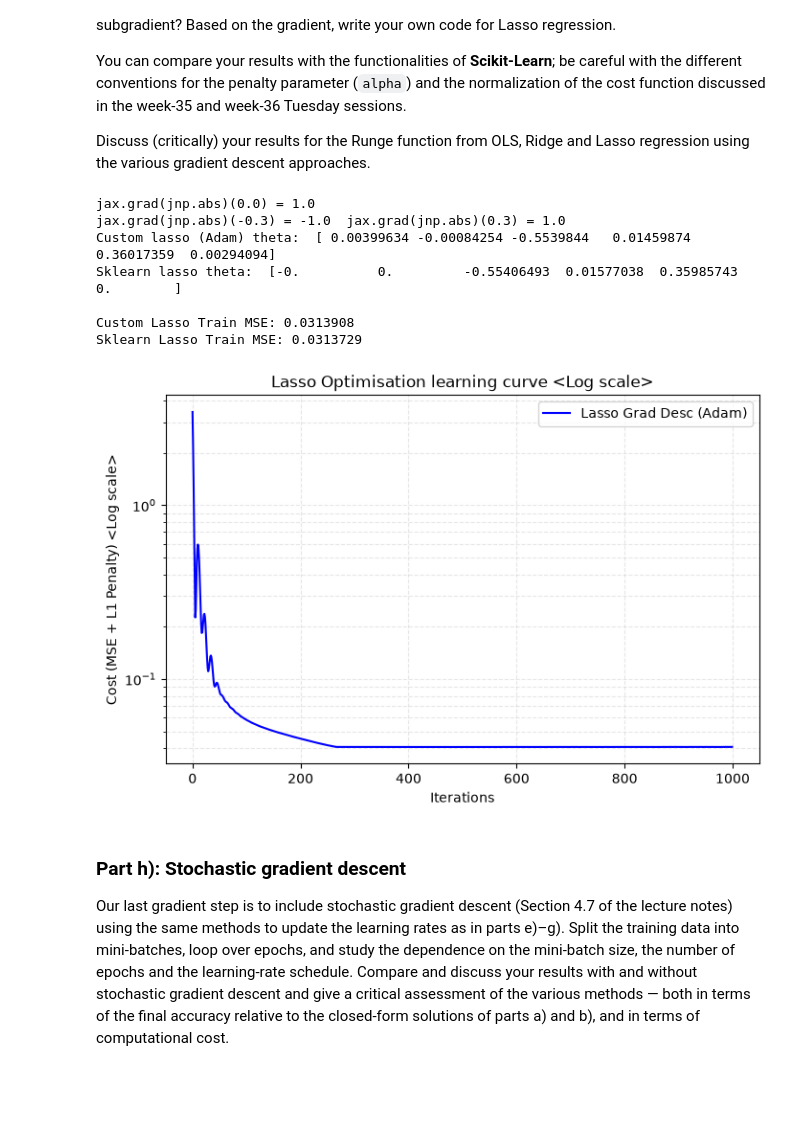
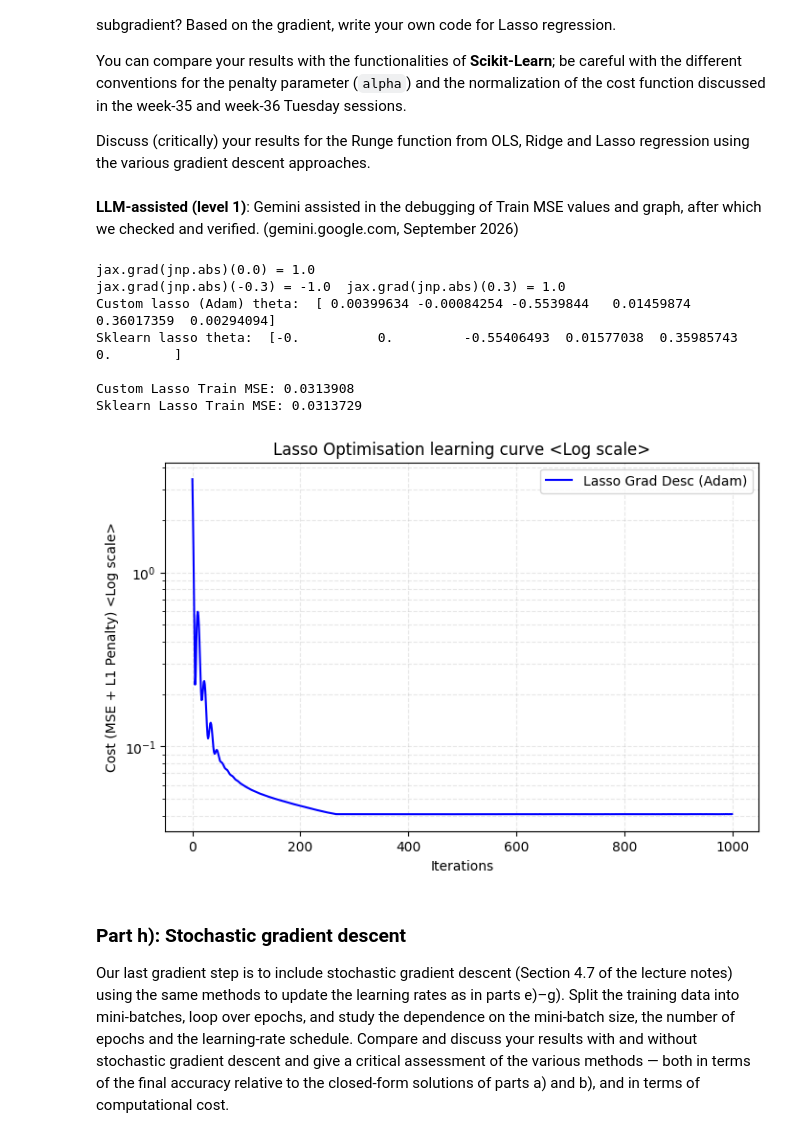
Before and after one commit to GiacomoSaporetti/FYS-STK4155-Project1, a Jupyter notebook: Project1.ipynb, the cells around one changed output. Drawn from its saved outputs; the diff is of its cells as text; code cells hidden in the pictures; blank space fills up the shorter version.

```diff
--- a/Project1.ipynb
+++ b/Project1.ipynb
@@ -1400,32 +1402,12 @@ Tuesday sessions.
 
 Discuss (critically) your results for the Runge function from OLS, Ridge and
 Lasso regression using the various gradient descent approaches.
+# %% [markdown]
+**LLM-assisted (level 1)**: Gemini assisted in the debugging of Train MSE values and graph, after which we checked and verified. (gemini.google.com, September 2026)
 # %%
 # What does AD say about d|theta|/dtheta at theta = 0?  (Discuss whether this is a valid subgradient.)
 print("jax.grad(jnp.abs)(0.0) =", jax.grad(jnp.abs)(0.0))
 print("jax.grad(jnp.abs)(-0.3) =", jax.grad(jnp.abs)(-0.3), " jax.grad(jnp.abs)(0.3) =", jax.grad(jnp.abs)(0.3))
-
-# Taken for running purpose, should delete afterwards (its repeated)
-def optimiser_step(method, theta, g, state, t, gamma, beta=0.9, rho=0.99,
-                   beta1=0.9, beta2=0.999, eps=1e-8):
-    """One update of theta from the gradient g at step t = 1, 2, ...; state carries the running quantities."""
-    if method == "plain":                                    # Eq. (4.10)
-        return theta - gamma * g, state
-    if method == "momentum":                                 # Eq. (4.28)
-        state["v"] = v = beta*state.get("v", 0.0) + gamma*g
-        return theta - v, state
-    if method == "adagrad":                                  # Eqs. (4.42) and (4.45)
-        state["r"] = r = state.get("r", 0.0) + g*g
-        return theta - gamma*g/(np.sqrt(eps + r)), state
-    if method == "rmsprop":                                  # Eqs. (4.47) and (4.48)
-        state["r"] = r = rho*state.get("r", 0.0) + (1-rho)*g*g
-        return theta - gamma*g/(np.sqrt(eps+r)), state
-    if method == "adam":                                     # Eqs. (4.51), (4.52), (4.54), (4.55)
-        state["m"] = m = beta1*state.get("m", 0.0) + (1-beta1)*g
-        state["r"] = r = beta2*state.get("r", 0.0) + (1-beta2)*g*g
-        m_hat, r_hat = m/(1-beta1**t), r/(1-beta2**t)
-        return theta - gamma*m_hat/np.sqrt(eps + r_hat), state
-    raise ValueError(f"unknown method {method}")
 
 
 # Your Lasso code for part g) here
@@ -1449,7 +1431,7 @@ def grad_desc_lasso(X, y, theta0, lmbda, gamma, n_iterations, method="plain"):
     state = {}
     mse_history = []
 
-    for t in range(1, n_iterations + 1):
+    for step in range(1, n_iterations + 1):
         # log costs for learning curves
         mse_history.append(lasso_cost(theta, X, y, lmbda))
 
@@ -1457,7 +1439,7 @@ def grad_desc_lasso(X, y, theta0, lmbda, gamma, n_iterations, method="plain"):
         gradients = grad_lasso_ad(theta, X, y, lmbda)
 
         # update parameters
-        theta, state = optimiser_step(method, theta, gradients, state, t, gamma)
+        theta, state = optimiser_step(method, theta, gradients, state, step, gamma)
 
     return theta, mse_history
 
@@ -1490,34 +1472,35 @@ sklearn_lasso.fit(X_train_n, y_train_n)
 sklearn_lassot = sklearn_lasso.coef_
 
 print("Custom lasso (Adam) theta: ", custom_lassot)
 print("Sklearn lasso theta: ", sklearn_lassot)
 
 # compare MSE
 custom_mse = mean_squared_error(y_train_n, X_train_n @ custom_lassot)
 sklearn_mse = mean_squared_error(y_train_n, X_train_n @ sklearn_lassot)
 
 print(f"\nCustom Lasso Train MSE: {custom_mse:.7f}")
 print(f"Sklearn Lasso Train MSE: {sklearn_mse:.7f}")
 
 # plot
 plt.figure(figsize=(8,5))
 plt.plot(range(n_iterations), hist_adam, label='Lasso Grad Desc (Adam)', color='blue')
 plt.yscale('log')
 plt.xlabel("Iterations")
 plt.ylabel("Cost (MSE + L1 Penalty) <Log scale>")
 plt.title("Lasso Optimisation learning curve <Log scale>")
 plt.grid(True, alpha=0.3, which="both", ls="--")
 plt.legend()
+plt.savefig("part_g_LassoCurve.pdf")
 plt.show()
 # %% [output]
 jax.grad(jnp.abs)(0.0) = 1.0
 jax.grad(jnp.abs)(-0.3) = -1.0  jax.grad(jnp.abs)(0.3) = 1.0
 Custom lasso (Adam) theta:  [ 0.00399634 -0.00084254 -0.5539844   0.01459874  0.36017359  0.00294094]
 Sklearn lasso theta:  [-0.          0.         -0.55406493  0.01577038  0.35985743  0.        ]
 
 Custom Lasso Train MSE: 0.0313908
 Sklearn Lasso Train MSE: 0.0313729
-[figure, old version]
+[figure, new version]
 # %% [markdown]
 ### Part h): Stochastic gradient descent
 
```
Also changed, not shown: parts of 17 cells of this notebook, 18 other files.
